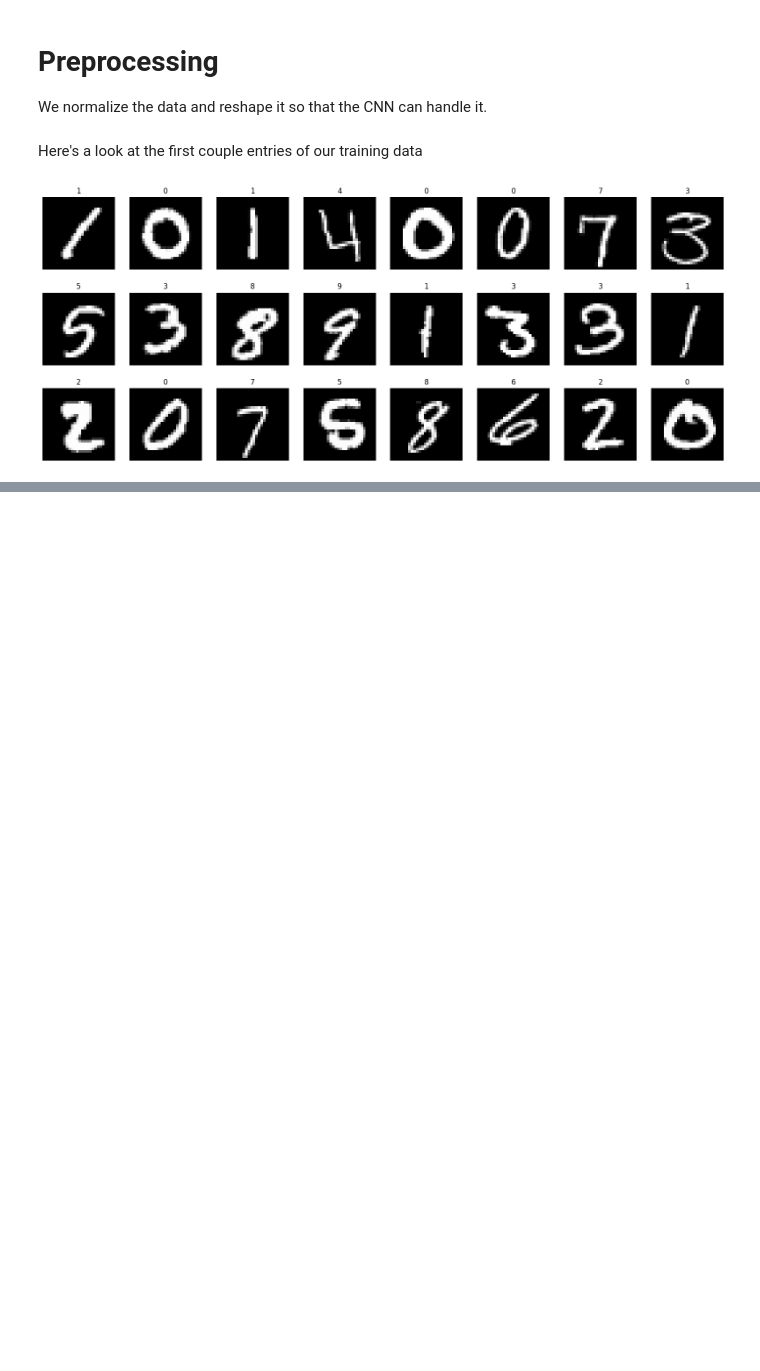
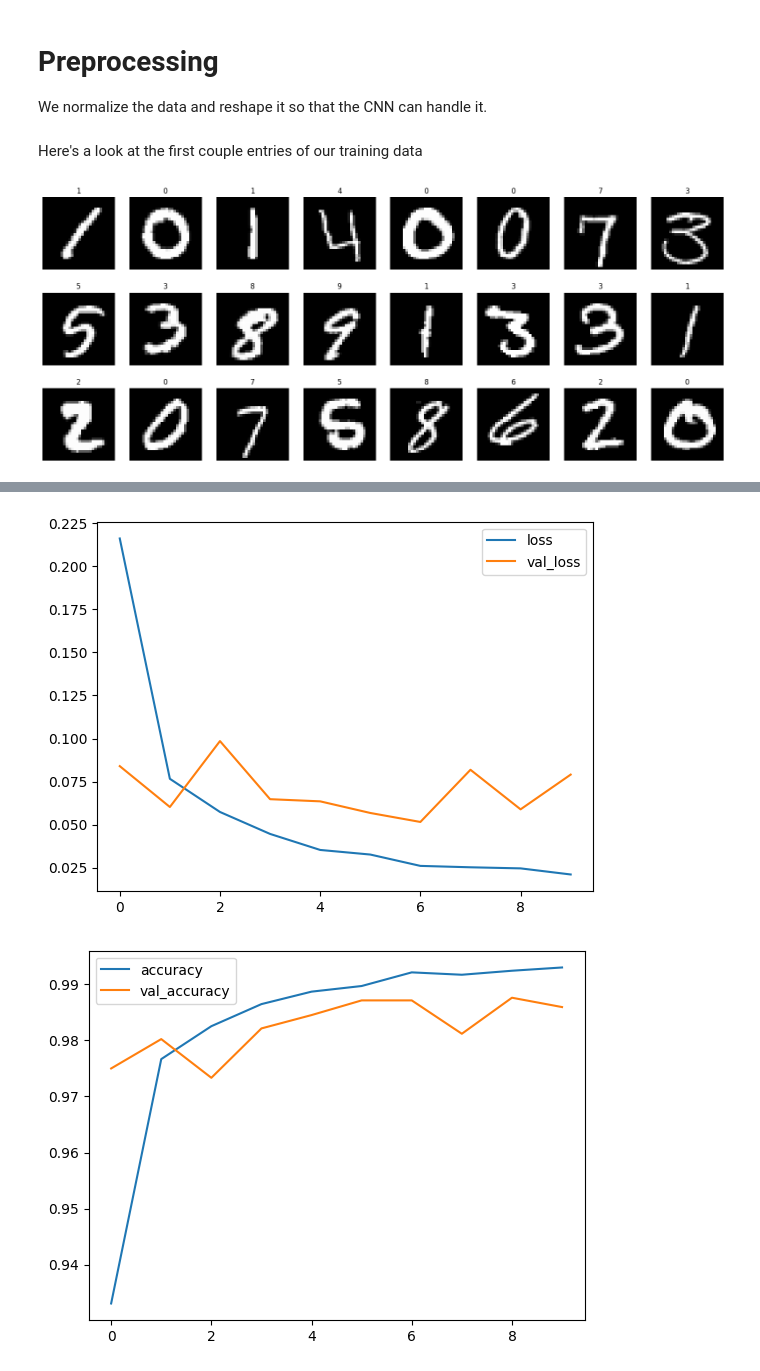
Before and after one commit to Kunritty/MNIST, a Jupyter notebook: Kaggle-MNIST-Competition.ipynb, the cells around one changed output, grey strips where cells are left out. Saved outputs shown, nothing was run; the diff lists cells and outputs as text; code cells hidden in the pictures; blank space fills up the shorter version.

Commit message:
Kaggle Notebook | MNIST CNN | First Model Iteration

```diff
--- a/Kaggle-MNIST-Competition.ipynb
+++ b/Kaggle-MNIST-Competition.ipynb
@@ -101,0 +116,2 @@ for i in range(n_rows*n_cols):
+# %%
+X_train, X_val, y_train, y_val = train_test_split(X_train, y_train, test_size=0.1, random_state=SEED)
@@ -101,0 +122,19 @@ for i in range(n_rows*n_cols):
+# %%
+model = keras.Sequential([
+    layers.InputLayer(shape=[28, 28, 1]),
+
+    layers.Conv2D(filters=32, kernel_size=3, activation="relu", padding="same"),
+    layers.BatchNormalization(),
+    layers.MaxPool2D(),
+
+    layers.Conv2D(filters=64, kernel_size=3, activation="relu", padding="same"),
+    layers.BatchNormalization(),
+    layers.MaxPool2D(),
+
+    layers.Flatten(),
+    layers.Dense(64, activation="relu"),
+    layers.Dropout(0.2),
+    layers.Dense(10, activation="softmax")
+])
+
+model.summary()
@@ -101,0 +165,13 @@ for i in range(n_rows*n_cols):
+# %%
+model.compile(optimizer="adam",
+              loss="categorical_crossentropy",
+              metrics=["accuracy"])
+# %%
+epochs = 10
+batch_size = 64
+
+history = model.fit(X_train, y_train,
+                    validation_data=(X_val, y_val),
+                    epochs=epochs,
+                    batch_size=batch_size,
+                    verbose=1 )
@@ -101,0 +204,7 @@ for i in range(n_rows*n_cols):
+# %%
+df_history = pd.DataFrame(history.history)
+df_history.loc[:, ['loss', 'val_loss']].plot()
+df_history.loc[:, ['accuracy', 'val_accuracy']].plot();
+# %% [output]
+[figure, added]
+[figure, added]
```
Also changed, not shown: parts of 9 cells of this notebook.
